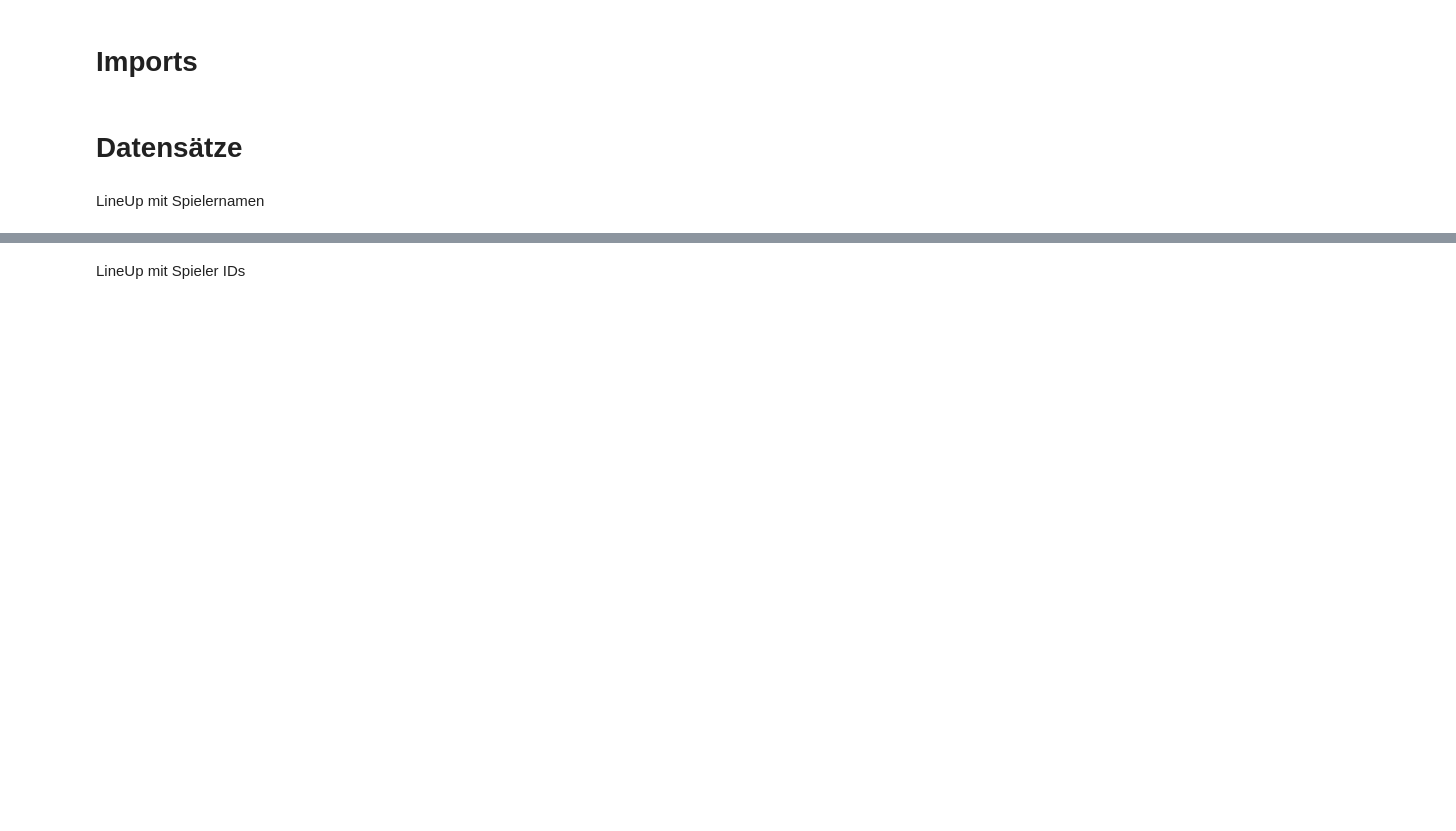
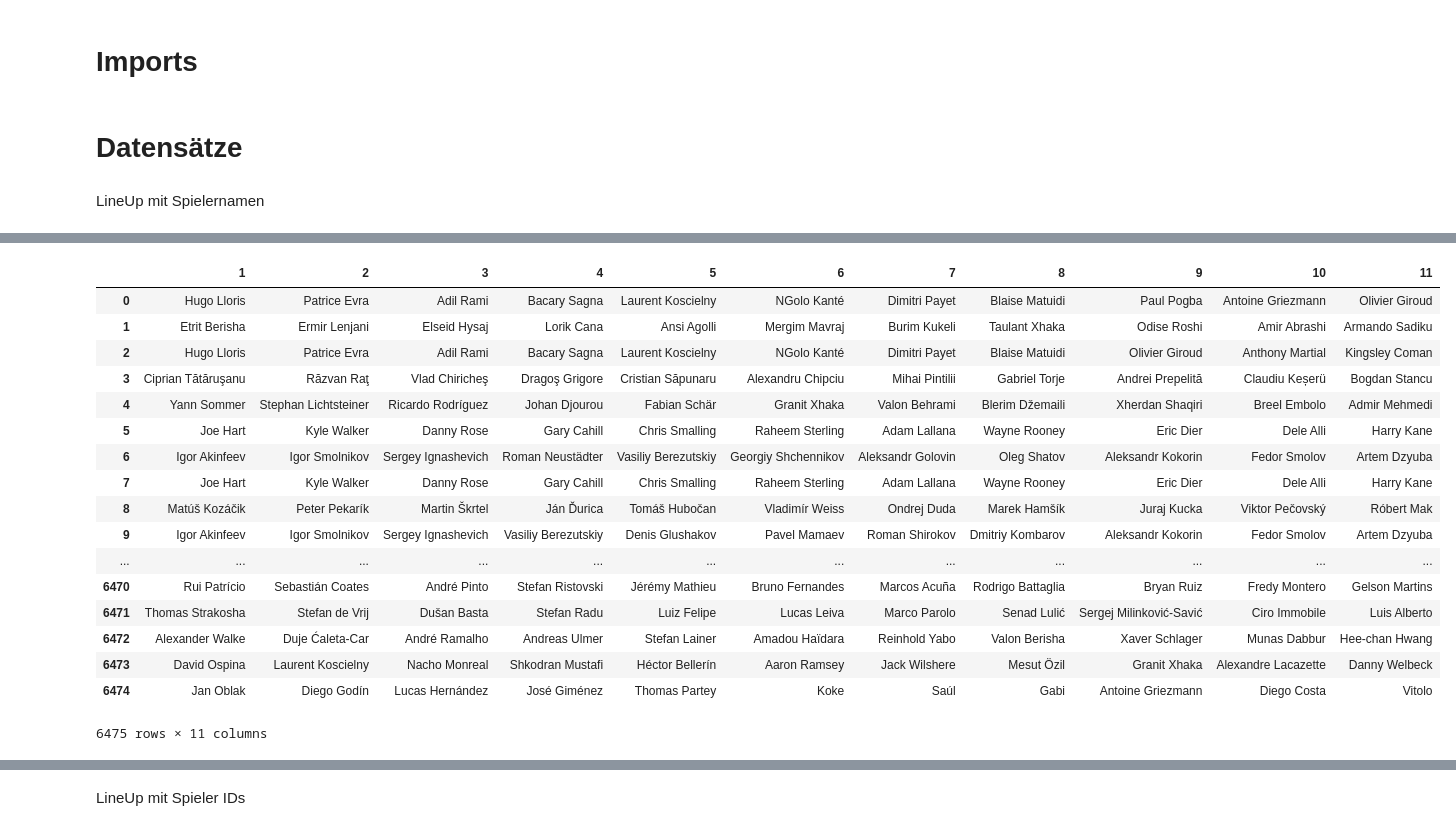
Before and after one commit to nobYsDarling/appliedDataScienceAndMachineLearning, a Jupyter notebook: FIFAWM2018Prediction.ipynb, the cells around one changed output, grey strips where cells are left out. Drawn from its saved outputs; the diff is of its cells as text; code cells hidden in the pictures; blank space fills up the shorter version.

```diff
--- a/FIFAWM2018Prediction.ipynb
+++ b/FIFAWM2018Prediction.ipynb
@@ -24,0 +63,21 @@ LineUp mit Spielernamen
+# %%
+fifa_names.loc[:,1:11]
+# %% [output]
+|  | 1 | 2 | 3 | 4 | 5 | 6 | 7 | 8 | 9 | 10 | 11 |
+| 0 | Hugo Lloris | Patrice Evra | Adil Rami | Bacary Sagna | Laurent Koscielny | NGolo Kanté | Dimitri Payet | Blaise Matuidi | Paul Pogba | Antoine Griezmann | Olivier Giroud |
+| 1 | Etrit Berisha | Ermir Lenjani | Elseid Hysaj | Lorik Cana | Ansi Agolli | Mergim Mavraj | Burim Kukeli | Taulant Xhaka | Odise Roshi | Amir Abrashi | Armando Sadiku |
+| 2 | Hugo Lloris | Patrice Evra | Adil Rami | Bacary Sagna | Laurent Koscielny | NGolo Kanté | Dimitri Payet | Blaise Matuidi | Olivier Giroud | Anthony Martial | Kingsley Coman |
+| 3 | Ciprian Tătăruşanu | Răzvan Raţ | Vlad Chiricheş | Dragoş Grigore | Cristian Săpunaru | Alexandru Chipciu | Mihai Pintilii | Gabriel Torje | Andrei Prepelită | Claudiu Keșerü | Bogdan Stancu |
+| 4 | Yann Sommer | Stephan Lichtsteiner | Ricardo Rodríguez | Johan Djourou | Fabian Schär | Granit Xhaka | Valon Behrami | Blerim Džemaili | Xherdan Shaqiri | Breel Embolo | Admir Mehmedi |
+| 5 | Joe Hart | Kyle Walker | Danny Rose | Gary Cahill | Chris Smalling | Raheem Sterling | Adam Lallana | Wayne Rooney | Eric Dier | Dele Alli | Harry Kane |
+| 6 | Igor Akinfeev | Igor Smolnikov | Sergey Ignashevich | Roman Neustädter | Vasiliy Berezutskiy | Georgiy Shchennikov | Aleksandr Golovin | Oleg Shatov | Aleksandr Kokorin | Fedor Smolov | Artem Dzyuba |
+| 7 | Joe Hart | Kyle Walker | Danny Rose | Gary Cahill | Chris Smalling | Raheem Sterling | Adam Lallana | Wayne Rooney | Eric Dier | Dele Alli | Harry Kane |
+| 8 | Matúš Kozáčik | Peter Pekarík | Martin Škrtel | Ján Ďurica | Tomáš Hubočan | Vladimír Weiss | Ondrej Duda | Marek Hamšík | Juraj Kucka | Viktor Pečovský | Róbert Mak |
+| 9 | Igor Akinfeev | Igor Smolnikov | Sergey Ignashevich | Vasiliy Berezutskiy | Denis Glushakov | Pavel Mamaev | Roman Shirokov | Dmitriy Kombarov | Aleksandr Kokorin | Fedor Smolov | Artem Dzyuba |
+| ... | ... | ... | ... | ... | ... | ... | ... | ... | ... | ... | ... |
+| 6470 | Rui Patrício | Sebastián Coates | André Pinto | Stefan Ristovski | Jérémy Mathieu | Bruno Fernandes | Marcos Acuña | Rodrigo Battaglia | Bryan Ruiz | Fredy Montero | Gelson Martins |
+| 6471 | Thomas Strakosha | Stefan de Vrij | Dušan Basta | Stefan Radu | Luiz Felipe | Lucas Leiva | Marco Parolo | Senad Lulić | Sergej Milinković-Savić | Ciro Immobile | Luis Alberto |
+| 6472 | Alexander Walke | Duje Ćaleta-Car | André Ramalho | Andreas Ulmer | Stefan Lainer | Amadou Haïdara | Reinhold Yabo | Valon Berisha | Xaver Schlager | Munas Dabbur | Hee-chan Hwang |
+| 6473 | David Ospina | Laurent Koscielny | Nacho Monreal | Shkodran Mustafi | Héctor Bellerín | Aaron Ramsey | Jack Wilshere | Mesut Özil | Granit Xhaka | Alexandre Lacazette | Danny Welbeck |
+| 6474 | Jan Oblak | Diego Godín | Lucas Hernández | José Giménez | Thomas Partey | Koke | Saúl | Gabi | Antoine Griezmann | Diego Costa | Vitolo |
+6475 rows × 11 columns
```
Also changed, not shown: parts of 38 cells of this notebook, 1 other file.
